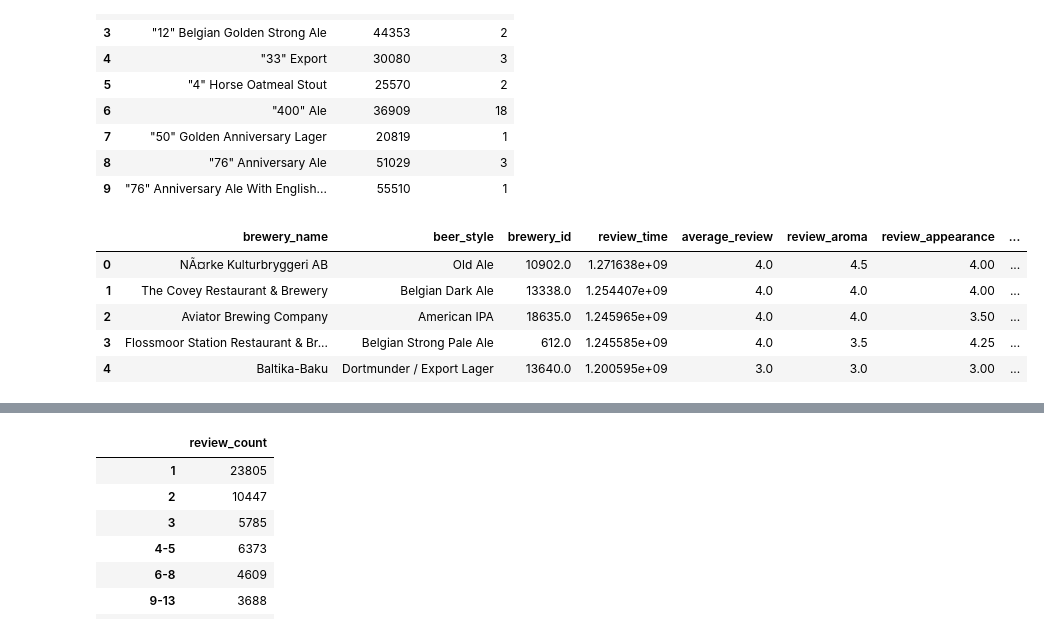
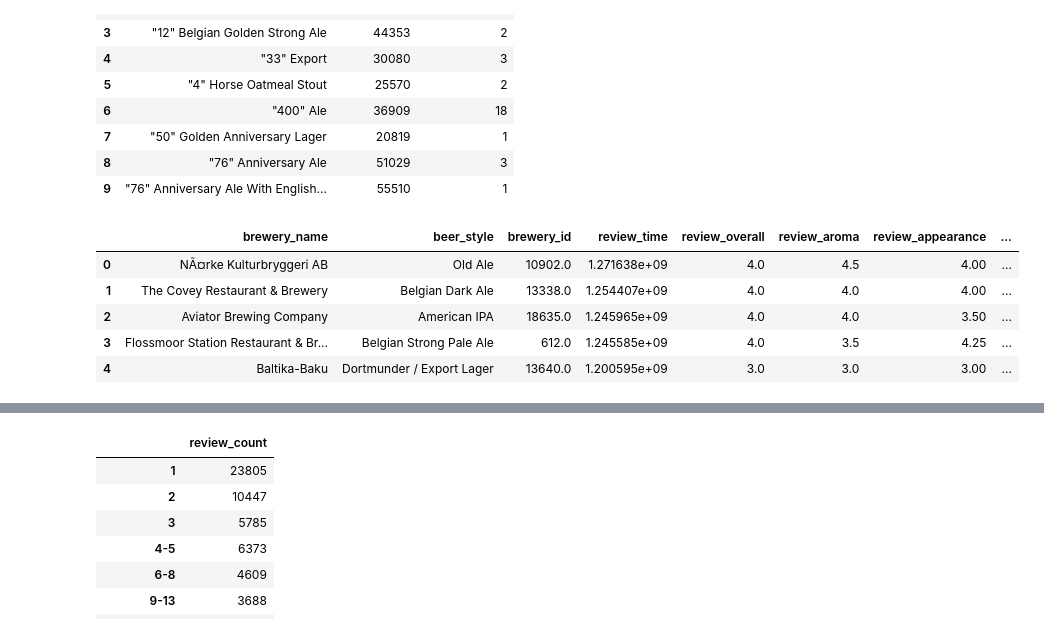
Before and after one commit to kreitlerj/Beer-Data-Project, a Jupyter notebook: Beer_Data_Cleaning.ipynb, the cells around one changed output, grey strips where cells are left out. Saved outputs shown, nothing was run; the diff lists cells and outputs as text; code cells hidden in the pictures.

Commit message:
updated data analysis

```diff
--- a/Beer_Data_Cleaning.ipynb
+++ b/Beer_Data_Cleaning.ipynb
@@ -84,12 +84,12 @@ beer_review_count.head(10)
 # %%
 #Merge average review dataframe and review count dataframe
 beer_merged_data = pd.merge(ind_beer_rating_df, beer_review_count, on='beer_beerid', how='outer')
-beer_merged_data = beer_merged_data.rename(columns={'review_overall_x': 'average_review', 'review_overall_y': 'review_count'})
+beer_merged_data = beer_merged_data.rename(columns={'review_overall_x': 'review_overall', 'review_overall_y': 'review_count'})
 
 #Preview Dataframe
 beer_merged_data.head()
 # %% [output]
-|  | brewery_name | beer_style | brewery_id | review_time | average_review | review_aroma | review_appearance | ... |
+|  | brewery_name | beer_style | brewery_id | review_time | review_overall | review_aroma | review_appearance | ... |
 | 0 | NÃ¤rke Kulturbryggeri AB | Old Ale | 10902.0 | 1.271638e+09 | 4.0 | 4.5 | 4.00 | ... |
 | 1 | The Covey Restaurant & Brewery | Belgian Dark Ale | 13338.0 | 1.254407e+09 | 4.0 | 4.0 | 4.00 | ... |
 | 2 | Aviator Brewing Company | American IPA | 18635.0 | 1.245965e+09 | 4.0 | 4.0 | 3.50 | ... |
```
Also changed, not shown: parts of 2 cells of this notebook, 10 other files.
